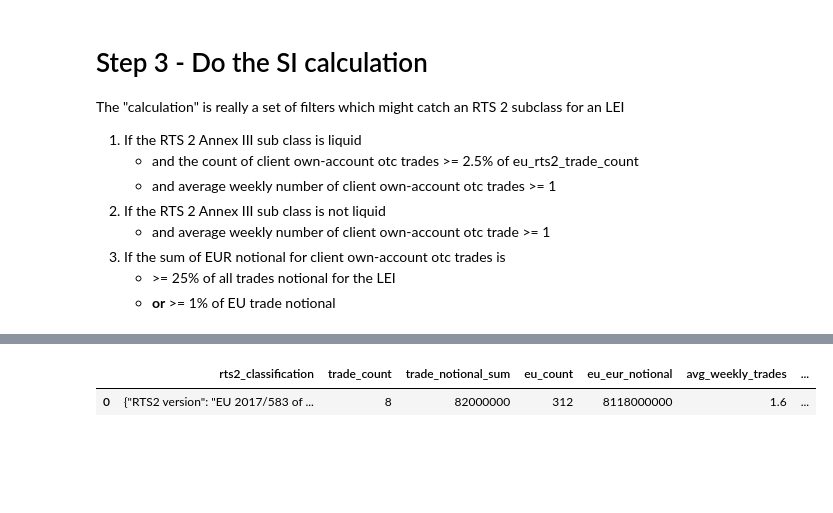
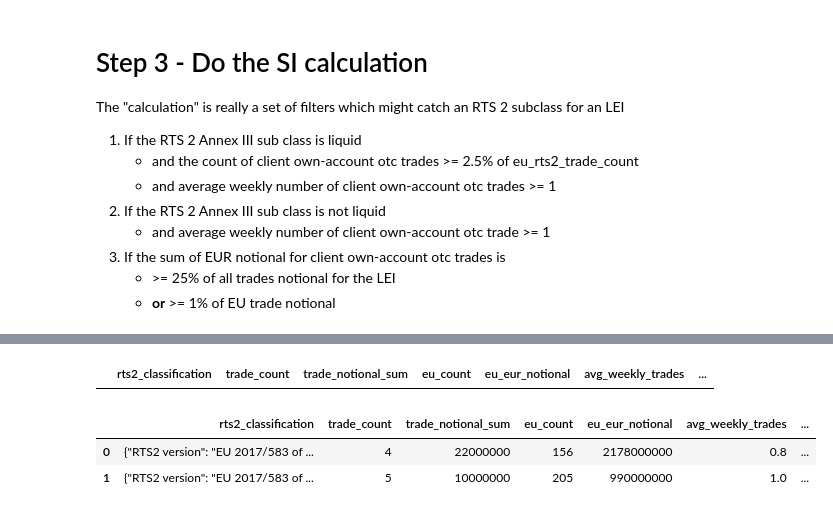
Before and after one commit to bwbadger/mifid2-rts, a Jupyter notebook: rts/Using sample trades in an SI calculation.ipynb, the cells around one changed output, grey strips where cells are left out. Saved outputs shown, nothing was run; the diff lists cells and outputs as text; code cells hidden in the pictures; blank space fills up the shorter version.

```diff
--- a/rts/Using sample trades in an SI calculation.ipynb
+++ b/rts/Using sample trades in an SI calculation.ipynb
@@ -303,7 +312,6 @@ x1[(x1.is_liquid)
 
 x2 = sums_df.copy()
 x2[(~x2.is_liquid)
-   & (x1.avg_weekly_trades > 1)]
+   & (x2.avg_weekly_trades >= 1)]
 # %% [output]
 |  | rts2_classification | trade_count | trade_notional_sum | eu_count | eu_eur_notional | avg_weekly_trades | ... |
-| 0 | {"RTS2 version": "EU 2017/583 of ... | 8 | 82000000 | 312 | 8118000000 | 1.6 | ... |
@@ -314,0 +318,13 @@ x2[(~x2.is_liquid)
+# %%
+# Filter 3
+
+x3 = sums_df.copy()
+x3[  (x3.trade_notional_sum >= (x3.all_trade_notional_sum * 0.25))
+   | (x3.trade_notional_sum >= (x3.eu_eur_notional * 0.01))]
+
+# Remove this once the all_trades total notional bug is fixed
+x3.head(2)
+# %% [output]
+|  | rts2_classification | trade_count | trade_notional_sum | eu_count | eu_eur_notional | avg_weekly_trades | ... |
+| 0 | {"RTS2 version": "EU 2017/583 of ... | 4 | 22000000 | 156 | 2178000000 | 0.8 | ... |
+| 1 | {"RTS2 version": "EU 2017/583 of ... | 5 | 10000000 | 205 | 990000000 | 1.0 | ... |
```
Also changed, not shown: parts of 16 cells of this notebook.
